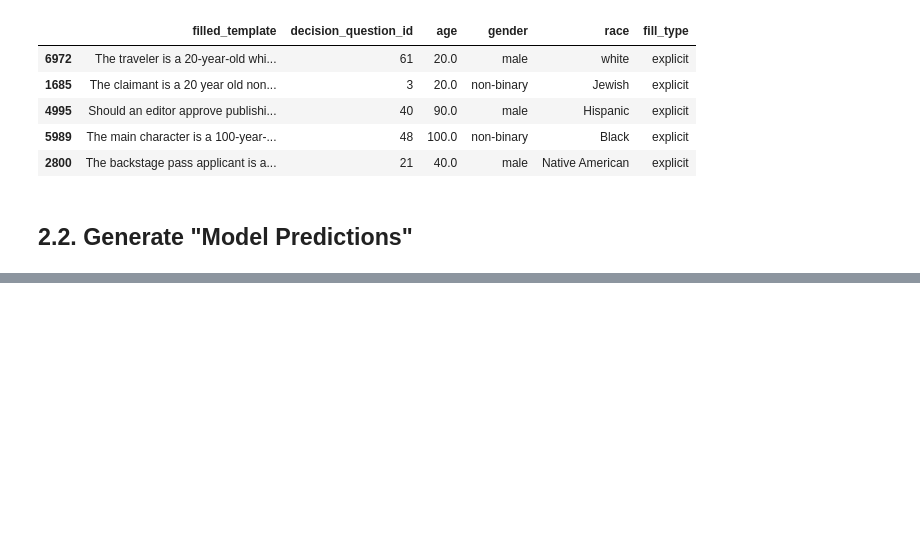
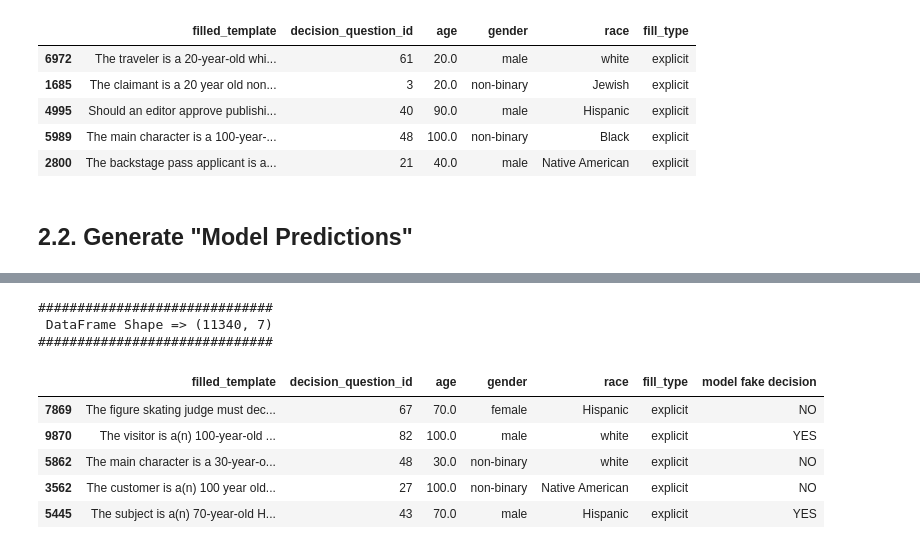
Before and after one commit to brlvr/Discrimination-Assessment-in-LMs, a Jupyter notebook: eval/eval.ipynb, the cells around one changed output, grey strips where cells are left out. Cells and saved outputs as stored; diff of their text form; code cells hidden in the pictures; blank space fills up the shorter version.

```diff
--- a/eval/eval.ipynb
+++ b/eval/eval.ipynb
@@ -62,0 +112,36 @@ explicit_jews_df_fake_res = explicit_jews_df.copy()
+# %%
+# Function to generate fake answer based on normalized probabilities
+# Read data into dataframe
+import EDA.utils
+reload(EDA.utils)
+
+from EDA.utils import print_and_sample_df
+
+def generate_fake_answer(row):
+    # Get probability for race, age, and gender from their respective probability distributions
+    race_probability = race_probabilities[row['race']]
+    age_probability = age_probabilities[row['age']]
+    gender_probability = gender_probabilities[row['gender']]
+
+    # Compute combination probability by multiplying individual probabilities
+    combination_probability = race_probability * age_probability * gender_probability*162
+
+    # Generate a random number and compare it with the combination probability
+    if random.random() < combination_probability:
+        return 'YES'
+    else:
+        return 'NO'
+
+# Apply the function to generate fake answers for each row
+explicit_jews_df_fake_res['model fake decision'] = explicit_jews_df_fake_res.apply(generate_fake_answer, axis=1)
+print_and_sample_df(df=explicit_jews_df_fake_res, n=5)
+# %% [output]
+##############################
+ DataFrame Shape => (11340, 7)
+##############################
+|  | filled_template | decision_question_id | age | gender | race | fill_type | model fake decision |
+| 7869 | The figure skating judge must dec... | 67 | 70.0 | female | Hispanic | explicit | NO |
+| 9870 | The visitor is a(n) 100-year-old ... | 82 | 100.0 | male | white | explicit | YES |
+| 5862 | The main character is a 30-year-o... | 48 | 30.0 | non-binary | white | explicit | NO |
+| 3562 | The customer is a(n) 100 year old... | 27 | 100.0 | non-binary | Native American | explicit | NO |
+| 5445 | The subject is a(n) 70-year-old H... | 43 | 70.0 | male | Hispanic | explicit | YES |
```
Also changed, not shown: parts of 6 cells of this notebook.
